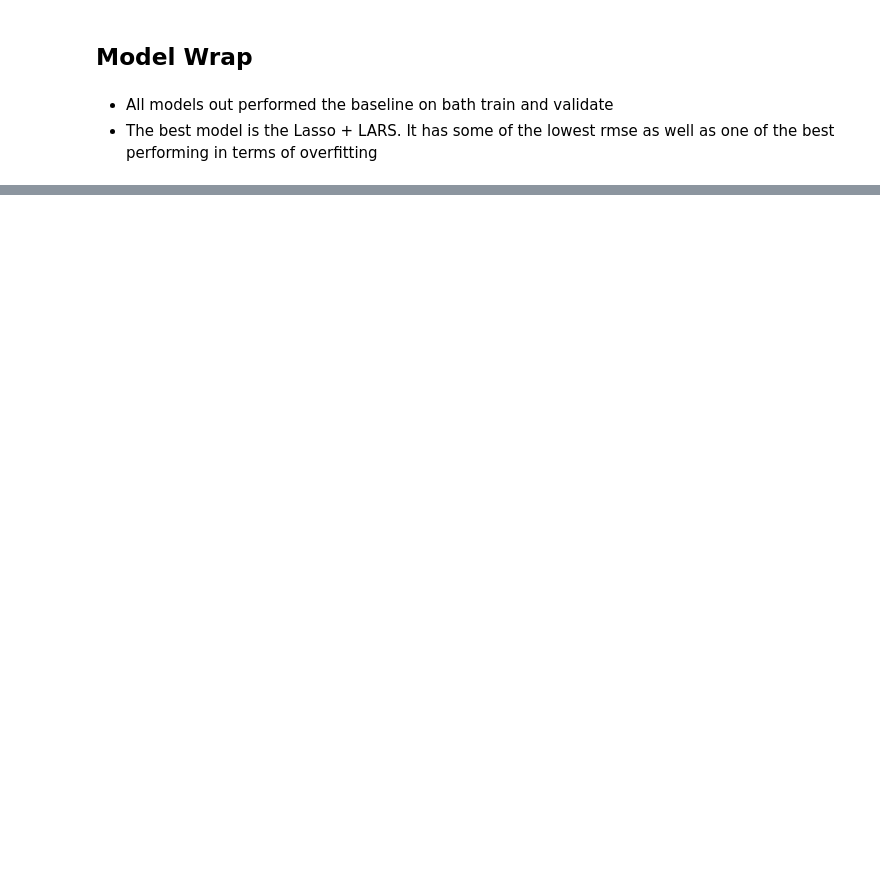
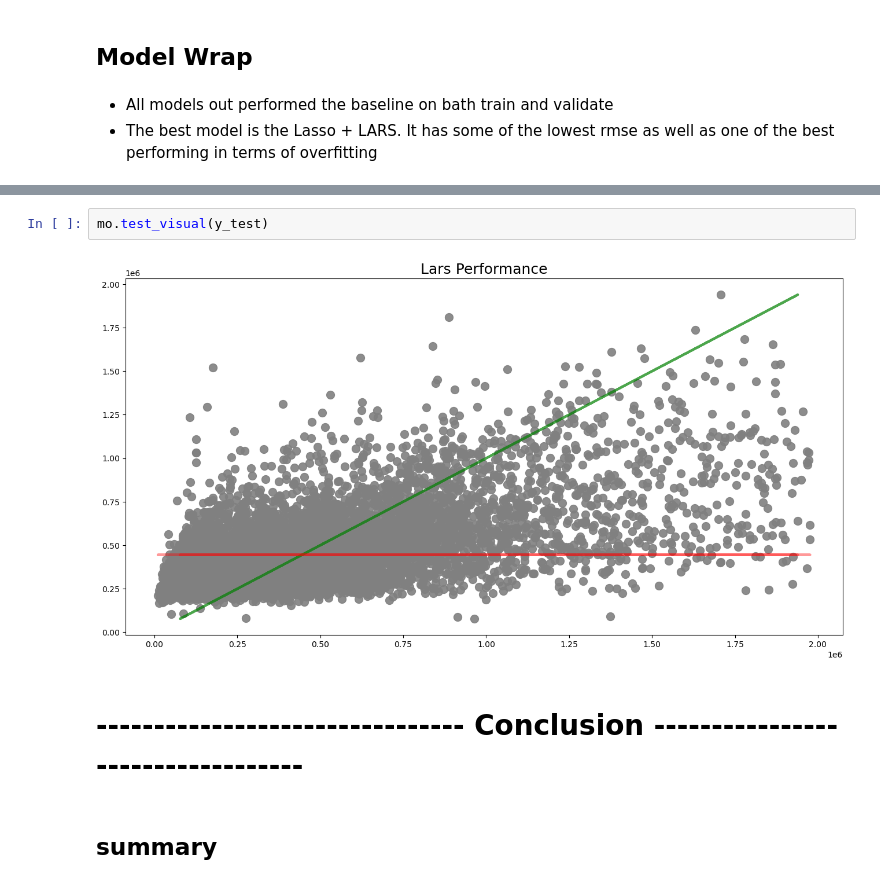
Before and after one commit to brandontnavarrete/estimating-home-value, a Jupyter notebook: final_notebook.ipynb, the cells around one changed output, grey strips where cells are left out. Drawn from its saved outputs; the diff is of its cells as text; blank space fills up the shorter version.

```diff
--- a/final_notebook.ipynb
+++ b/final_notebook.ipynb
@@ -269,0 +285,8 @@ evals
+# %%
+mo.test_visual(y_test)
+# %% [output]
+[figure, added]
+# %% [markdown]
+#   -------------------------------- Conclusion ----------------------------------
+# %% [markdown]
+## summary
```
Also changed, not shown: parts of 23 cells of this notebook, 2 other files.
